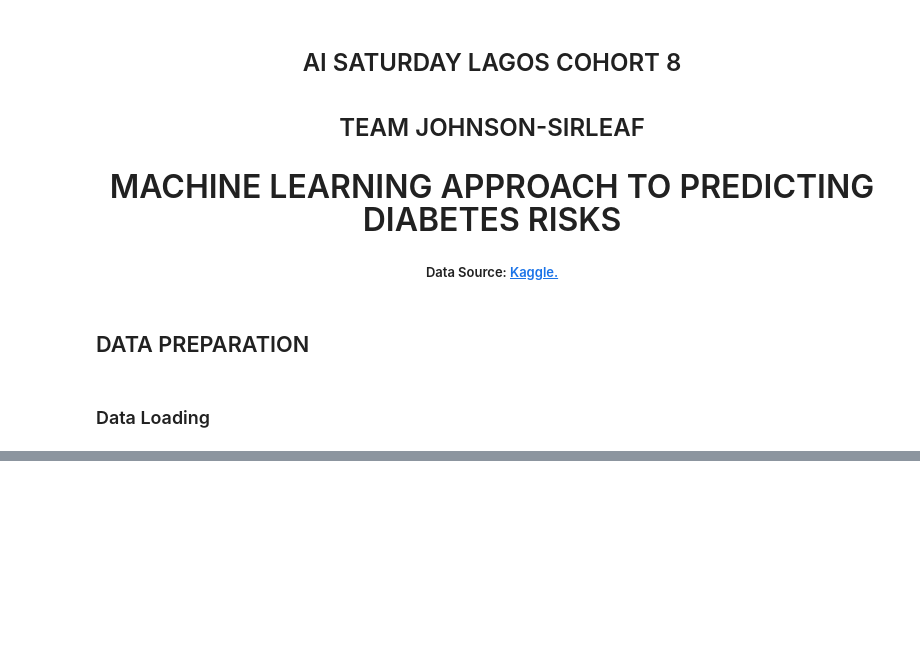
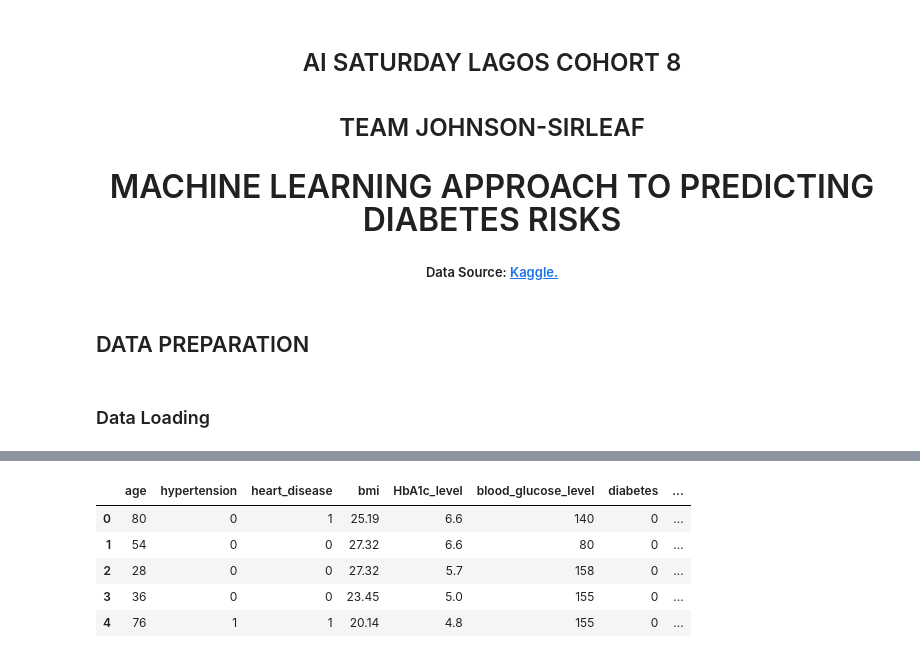
Before and after one commit to AISaturdaysLagos/Cohort8-Team-Template, a Jupyter notebook: Notebooks/base_model.ipynb, the cells around one changed output, grey strips where cells are left out. Cells and saved outputs as stored; diff of their text form; code cells hidden in the pictures; blank space fills up the shorter version.

```diff
--- a/Notebooks/base_model.ipynb
+++ b/Notebooks/base_model.ipynb
@@ -26,0 +170,9 @@ FileNotFoundError: [Errno 2] No such file or directory: '/Dataset/diabetes_predi
+# %%
+df.head()
+# %% [output]
+|  | age | hypertension | heart_disease | bmi | HbA1c_level | blood_glucose_level | diabetes | ... |
+| 0 | 80 | 0 | 1 | 25.19 | 6.6 | 140 | 0 | ... |
+| 1 | 54 | 0 | 0 | 27.32 | 6.6 | 80 | 0 | ... |
+| 2 | 28 | 0 | 0 | 27.32 | 5.7 | 158 | 0 | ... |
+| 3 | 36 | 0 | 0 | 23.45 | 5.0 | 155 | 0 | ... |
+| 4 | 76 | 1 | 1 | 20.14 | 4.8 | 155 | 0 | ... |
```
Also changed, not shown: parts of 44 cells of this notebook.
